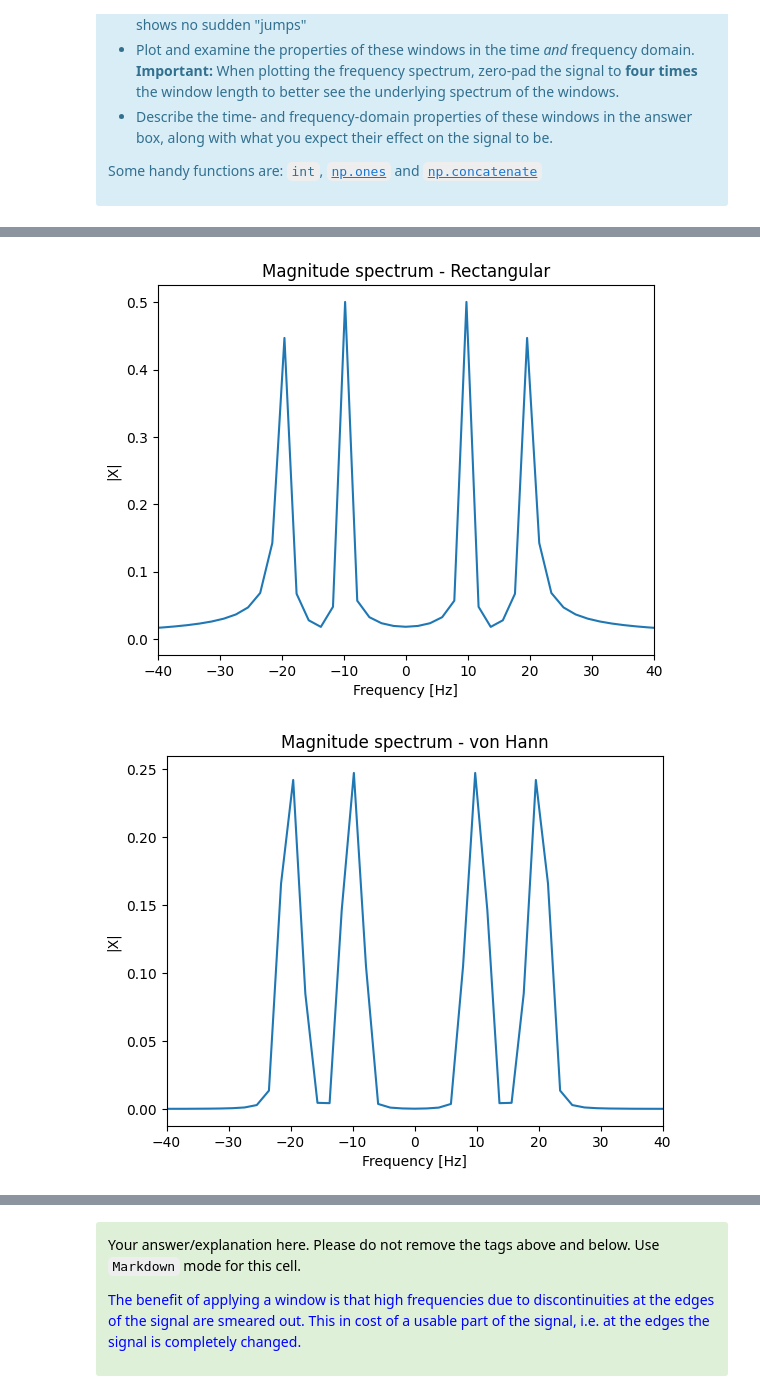
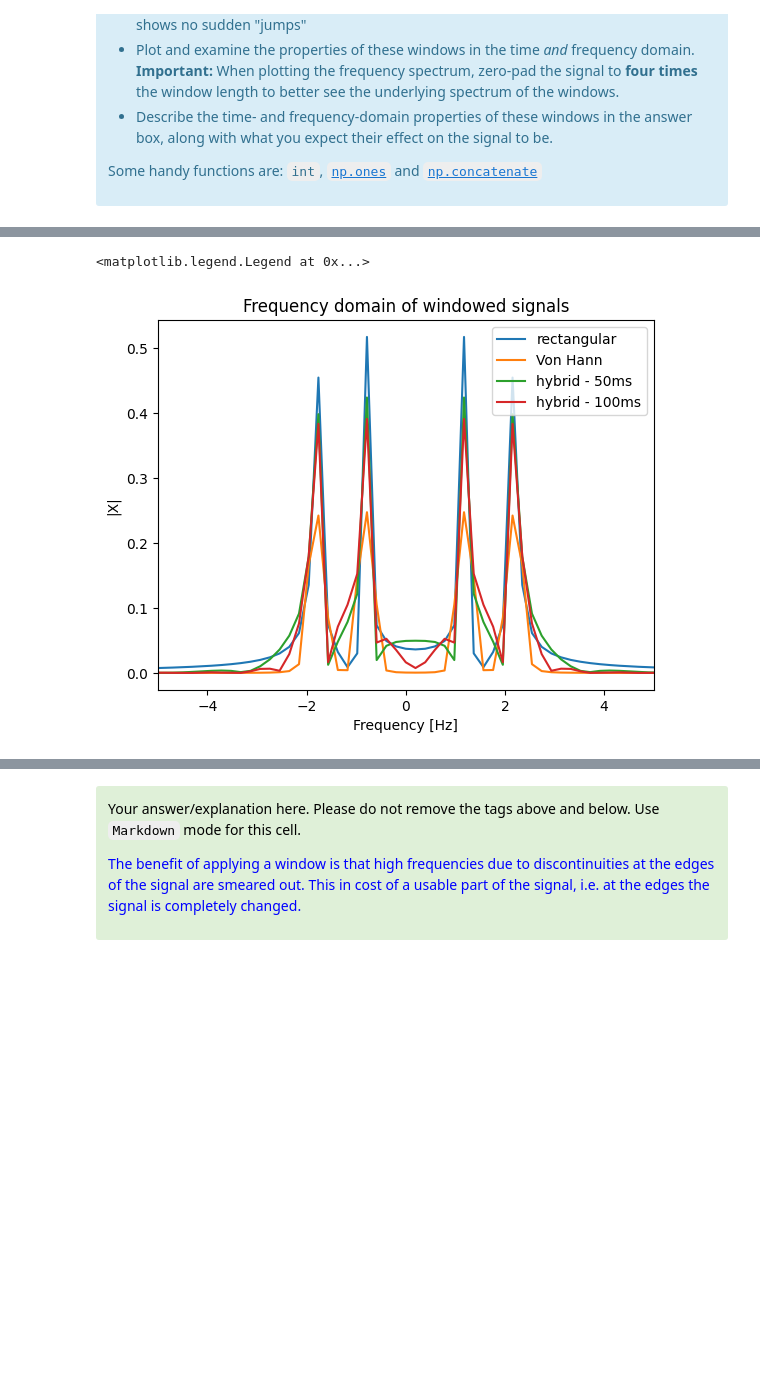
Before and after one commit to vbelpair/Ugent, a Jupyter notebook: Medical_Signal_Processing_and_Statistics/assignment_1/ex01_vincent.ipynb, the cells around one changed output, grey strips where cells are left out. Drawn from its saved outputs; the diff is of its cells as text; code cells hidden in the pictures; blank space fills up the shorter version.

```diff
--- a/Medical_Signal_Processing_and_Statistics/assignment_1/ex01_vincent.ipynb
+++ b/Medical_Signal_Processing_and_Statistics/assignment_1/ex01_vincent.ipynb
@@ -493,10 +464,10 @@ f2 = 20
 T1 = 0.5
 fs = 1000
 nTs1 = np.arange(0,T1*fs)/fs
-x1 = np.sin(2*np.pi*f1*nTs1) + np.sin(2*np.pi*f2*nTs1)
-X1,freq1,amp1 = spectrum(x1,fs,lim=[-30,30])
+x1 = np.cos(2*np.pi*f1*nTs1) + np.cos(2*np.pi*f2*nTs1)
+X1,freq1,amp1 = spectrum(x1,fs,lim=[-5,5])
 T2 = 0.511
 nTs2 = np.arange(0,T2*fs)/fs
-x2 = np.sin(2*np.pi*f1*nTs2) + np.sin(2*np.pi*f2*nTs2)
-X2,freq2,amp2 = spectrum(x2,fs,lim=[-30,30])
+x2 = np.cos(2*np.pi*f1*nTs2) + np.cos(2*np.pi*f2*nTs2)
+X2,freq2,amp2 = spectrum(x2,fs,lim=[-5,5])
 # %% [output]
@@ -588,11 +550,22 @@ HY100,freqhy100,amphy100 = spectrum(hy100p,fs,lim=[-50,50],plot=False)
 fig = plt.figure(); fig.clf()
 axSignal = fig.add_subplot(111)
 axSignal.plot(freqvh,ampvh,freqhy50,amphy50,freqhy100,amphy100)
-axSignal.set_xlim([-50,50])
+axSignal.set_xlim([-5,5])
 axSignal.set_xlabel('Frequency [Hz]')
 axSignal.set_ylabel('Amplitude |X|')
-axSignal.set_title('Time domain of windowed signals')
+axSignal.set_title('Frequency domain of windowed signals')
 axSignal.legend(['Von Hann', 'hybrid - 50ms', 'hybrid - 100ms'])
+
+fig = plt.figure(); fig.clf()
+axSignal = fig.add_subplot(111)
+ampvh,amphy50,amphy100 = 20*np.log10(ampvh/0.001),20*np.log10(amphy50/0.001),20*np.log10(amphy100/0.001)
+axSignal.plot(freqvh,ampvh,freqhy50,amphy50,freqhy100,amphy100)
+axSignal.set_xlim([-5,5])
+axSignal.set_ylim([-50,50])
+axSignal.set_xlabel('Frequency [Hz]')
+axSignal.set_ylabel('|W| [dB]')
+axSignal.set_title('Frequency domain of windows - in dB scale')
+axSignal.legend(['Von Hann', 'hybrid - 50ms', 'hybrid - 100ms'])
 # %% [output]
 <matplotlib.legend.Legend at 0x...>
 [figure]
@@ -641,8 +610,17 @@ axWindowSignal.legend(['rectangular', 'Von Hann', 'hybrid - 50ms', 'hybrid - 100
 # %%
-XR,freqxr,ampr = spectrum(x2*r,fs,lim=[-40,40],title='Magnitude spectrum - Rectangular')
-XVH,freqxvh,ampvh = spectrum(x2*vh,fs,lim=[-40,40],title='Magnitude spectrum - von Hann')
-XHY50,freqxhy50,amphy50 = spectrum(x2*hy50,fs,lim=[-40,40],title='Magnitude spectrum - Hybrid 50ms')
-XHY100,freqxhy100,amphy100 = spectrum(x2*hy100,fs,lim=[-40,40],title='Magnitude spectrum - Hybrid 100ms')
+XR,freqxr,ampr = spectrum(x2*r,fs,lim=[-40,40],plot=False)
+XVH,freqxvh,ampvh = spectrum(x2*vh,fs,lim=[-40,40],plot=False)
+XHY50,freqxhy50,amphy50 = spectrum(x2*hy50,fs,lim=[-40,40],plot=False)
+XHY100,freqxhy100,amphy100 = spectrum(x2*hy100,fs,lim=[-40,40],plot=False)
+
+fig = plt.figure(); fig.clf()
+axSignal = fig.add_subplot(111)
+axSignal.plot(freqxr,ampr,freqxvh,ampvh,freqxhy50,amphy50,freqxhy100,amphy100)
+axSignal.set_xlim([-5,5])
+axSignal.set_xlabel('Frequency [Hz]')
+axSignal.set_ylabel('|X|')
+axSignal.set_title('Frequency domain of windowed signals')
+axSignal.legend(['rectangular', 'Von Hann', 'hybrid - 50ms', 'hybrid - 100ms'])
 # %% [output]
+<matplotlib.legend.Legend at 0x...>
-[figure, old version]
+[figure, new version]
-[figure, removed]
```
Also changed, not shown: parts of 21 cells of this notebook, 1 other file.
